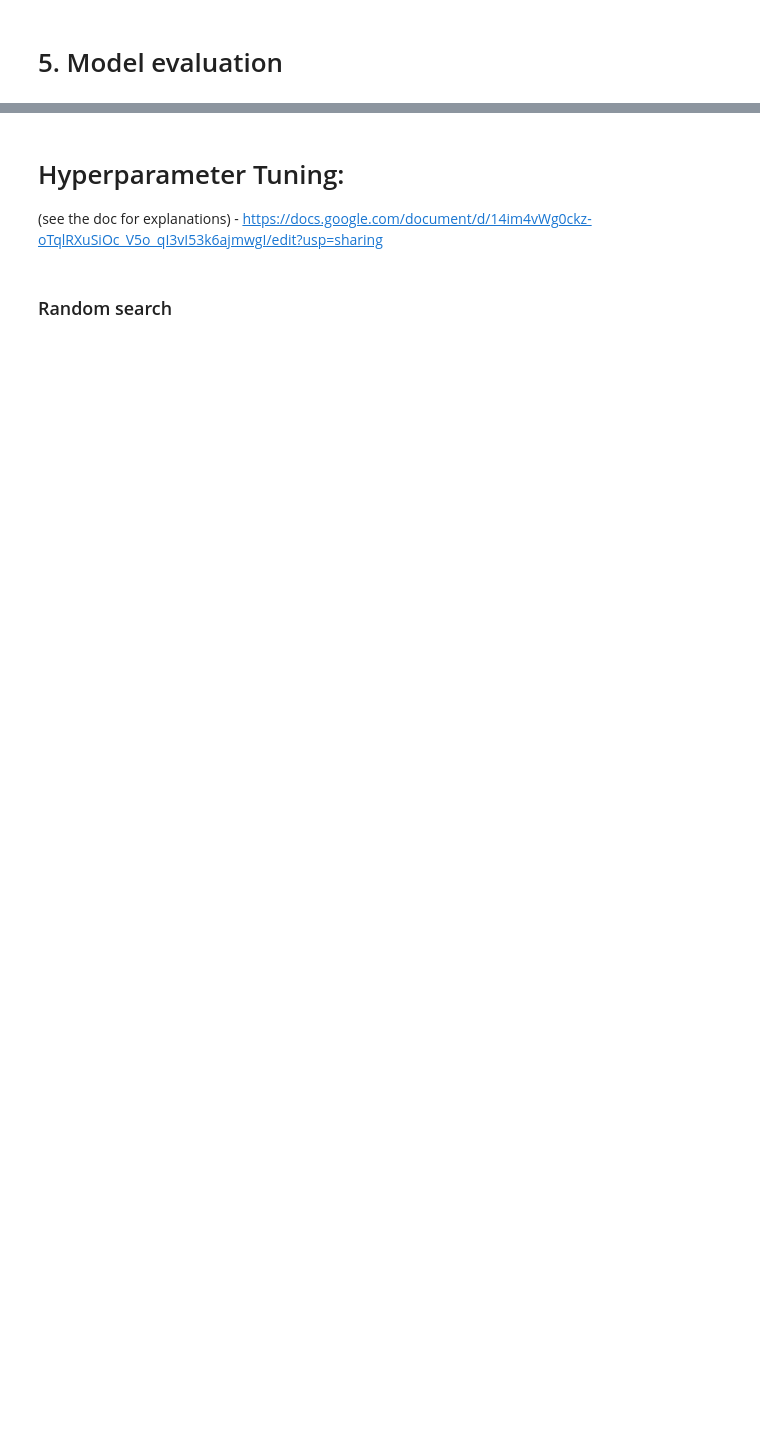
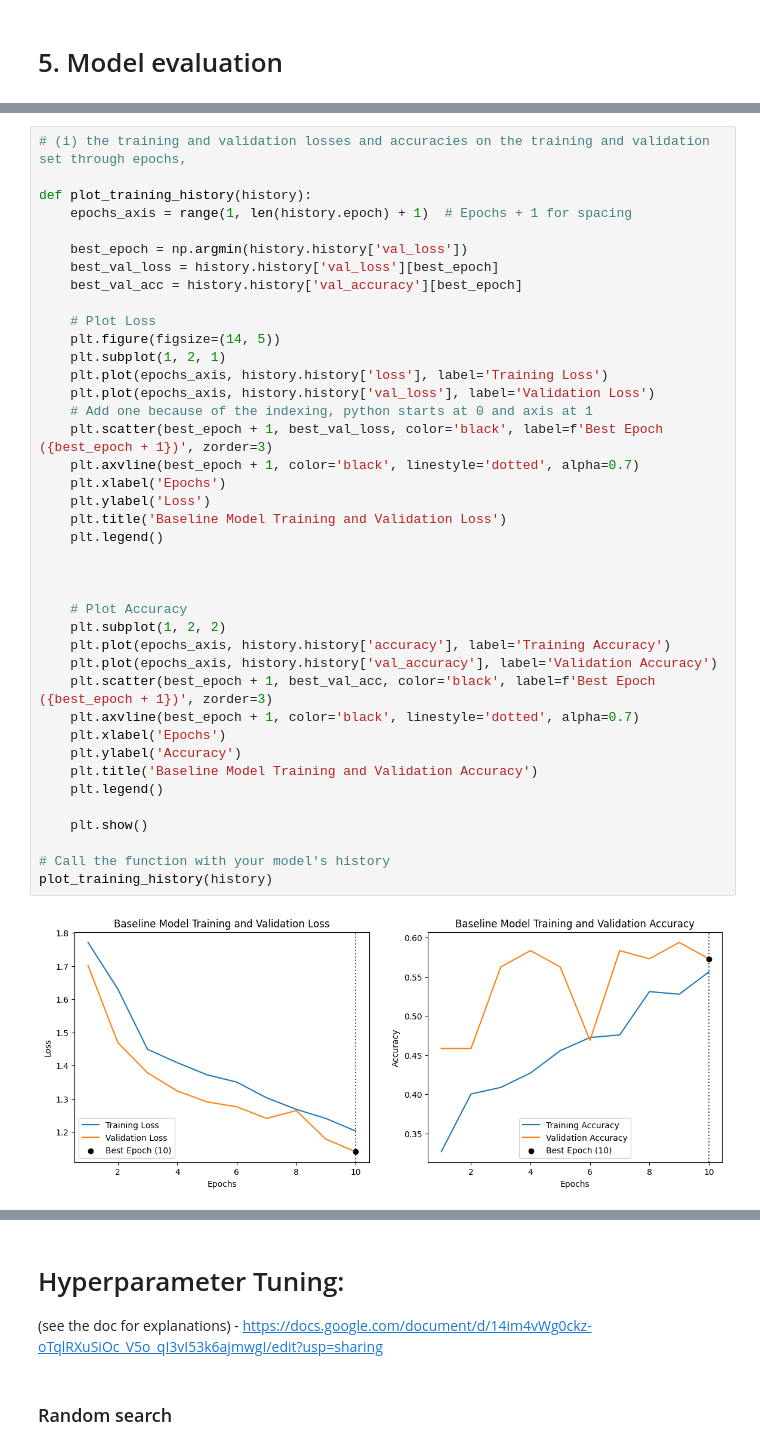
Before and after one commit to MatthijstenTije/Deep_learning_03, a Jupyter notebook: Assingment_DriverDistraction_Starting_code 1.ipynb, the cells around one changed output, grey strips where cells are left out. Saved outputs shown, nothing was run; the diff lists cells and outputs as text; blank space fills up the shorter version.

```diff
--- a/Assingment_DriverDistraction_Starting_code 1.ipynb
+++ b/Assingment_DriverDistraction_Starting_code 1.ipynb
@@ -522,0 +286,42 @@ Recall     : 0.7756
+# %%
+# (i) the training and validation losses and accuracies on the training and validation set through epochs,
+
+def plot_training_history(history):
+    epochs_axis = range(1, len(history.epoch) + 1)  # Epochs + 1 for spacing
+
+    best_epoch = np.argmin(history.history['val_loss'])
+    best_val_loss = history.history['val_loss'][best_epoch]
+    best_val_acc = history.history['val_accuracy'][best_epoch]
+
+    # Plot Loss
+    plt.figure(figsize=(14, 5))
+    plt.subplot(1, 2, 1)
+    plt.plot(epochs_axis, history.history['loss'], label='Training Loss')
+    plt.plot(epochs_axis, history.history['val_loss'], label='Validation Loss')
+    # Add one because of the indexing, python starts at 0 and axis at 1
+    plt.scatter(best_epoch + 1, best_val_loss, color='black', label=f'Best Epoch ({best_epoch + 1})', zorder=3)
+    plt.axvline(best_epoch + 1, color='black', linestyle='dotted', alpha=0.7)
+    plt.xlabel('Epochs')
+    plt.ylabel('Loss')
+    plt.title('Baseline Model Training and Validation Loss')
+    plt.legend()
+
+
+
+    # Plot Accuracy
+    plt.subplot(1, 2, 2)
+    plt.plot(epochs_axis, history.history['accuracy'], label='Training Accuracy')
+    plt.plot(epochs_axis, history.history['val_accuracy'], label='Validation Accuracy')
+    plt.scatter(best_epoch + 1, best_val_acc, color='black', label=f'Best Epoch ({best_epoch + 1})', zorder=3)
+    plt.axvline(best_epoch + 1, color='black', linestyle='dotted', alpha=0.7)
+    plt.xlabel('Epochs')
+    plt.ylabel('Accuracy')
+    plt.title('Baseline Model Training and Validation Accuracy')
+    plt.legend()
+
+    plt.show()
+
+# Call the function with your model's history
+plot_training_history(history)
+# %% [output]
+[figure, added]
```
Also changed, not shown: parts of 40 cells of this notebook.
